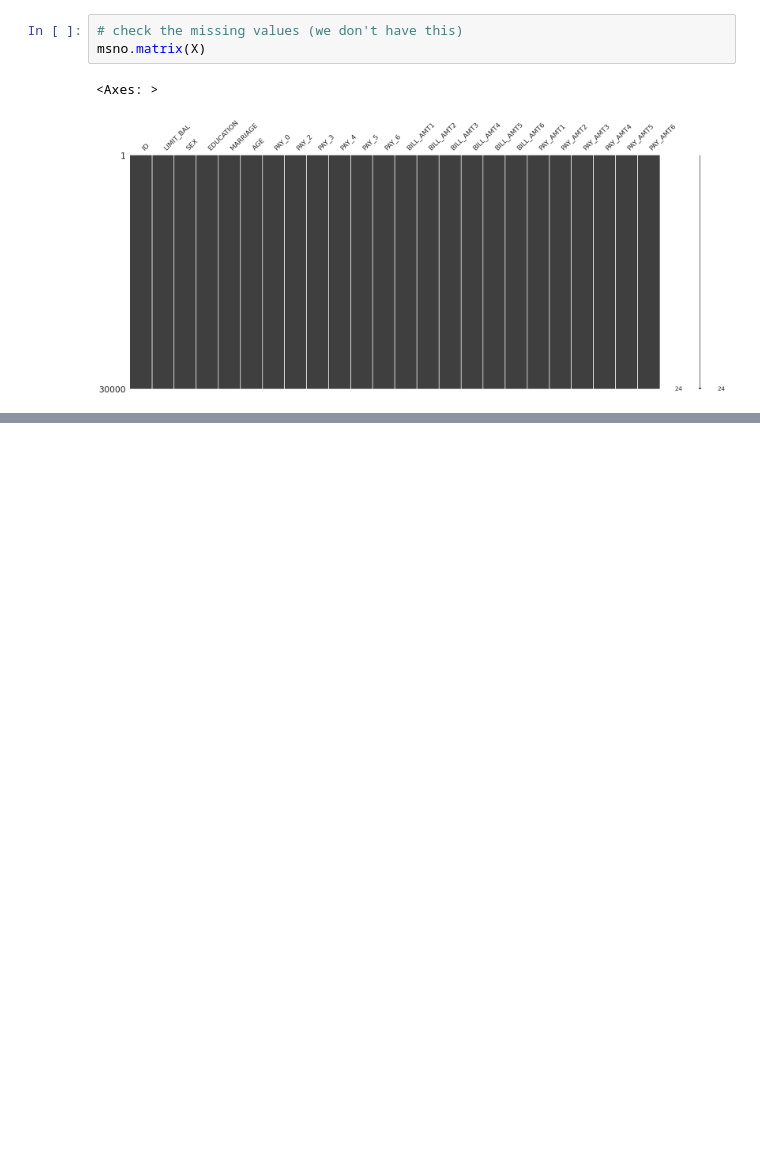
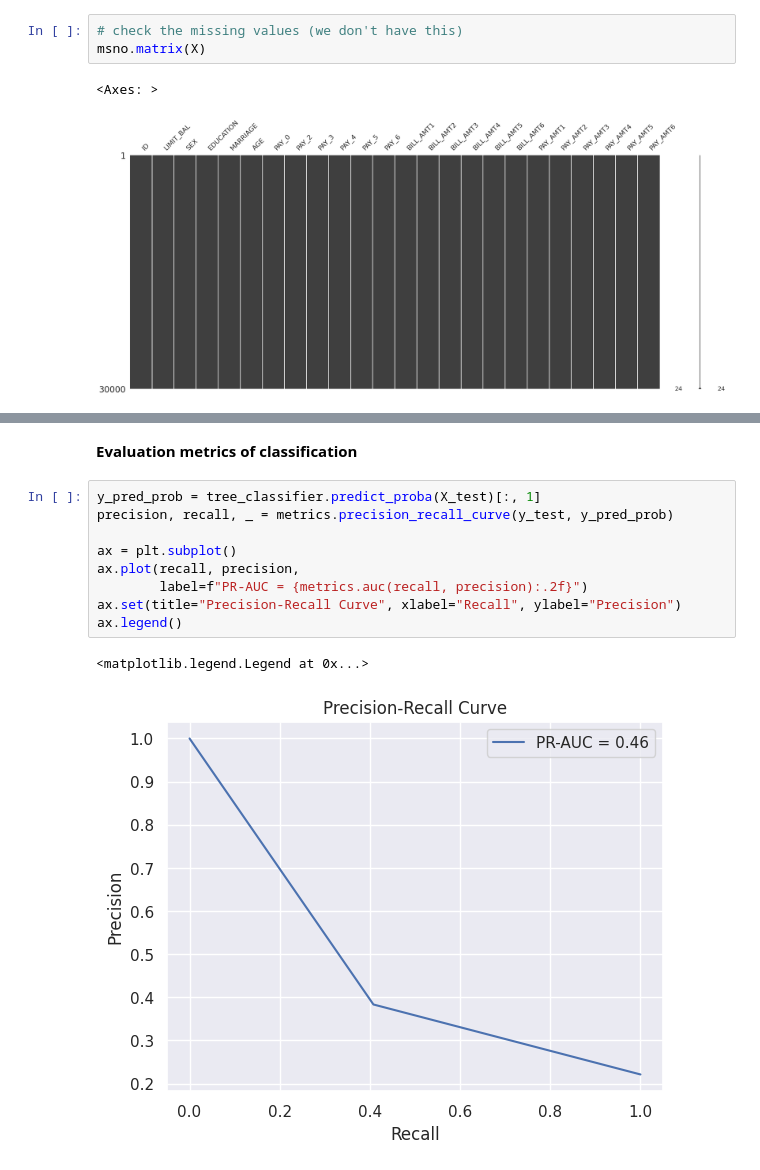
Before and after one commit to AleksandrMorozov123/Financial-modelling-in-Python-and-R, a Jupyter notebook: credit-risk-models.ipynb, the cells around one changed output, grey strips where cells are left out. Drawn from its saved outputs; the diff is of its cells as text; blank space fills up the shorter version.

```diff
--- a/credit-risk-models.ipynb
+++ b/credit-risk-models.ipynb
@@ -281,0 +256,14 @@ X_train_ce = one_hot_encoder_ce.transform(X_train)
+# %% [markdown]
+**Evaluation metrics of classification**
+# %%
+y_pred_prob = tree_classifier.predict_proba(X_test)[:, 1]
+precision, recall, _ = metrics.precision_recall_curve(y_test, y_pred_prob)
+
+ax = plt.subplot()
+ax.plot(recall, precision,
+        label=f"PR-AUC = {metrics.auc(recall, precision):.2f}")
+ax.set(title="Precision-Recall Curve", xlabel="Recall", ylabel="Precision")
+ax.legend()
+# %% [output]
+<matplotlib.legend.Legend at 0x...>
+[figure, added]
```
Also changed, not shown: parts of 11 cells of this notebook.
